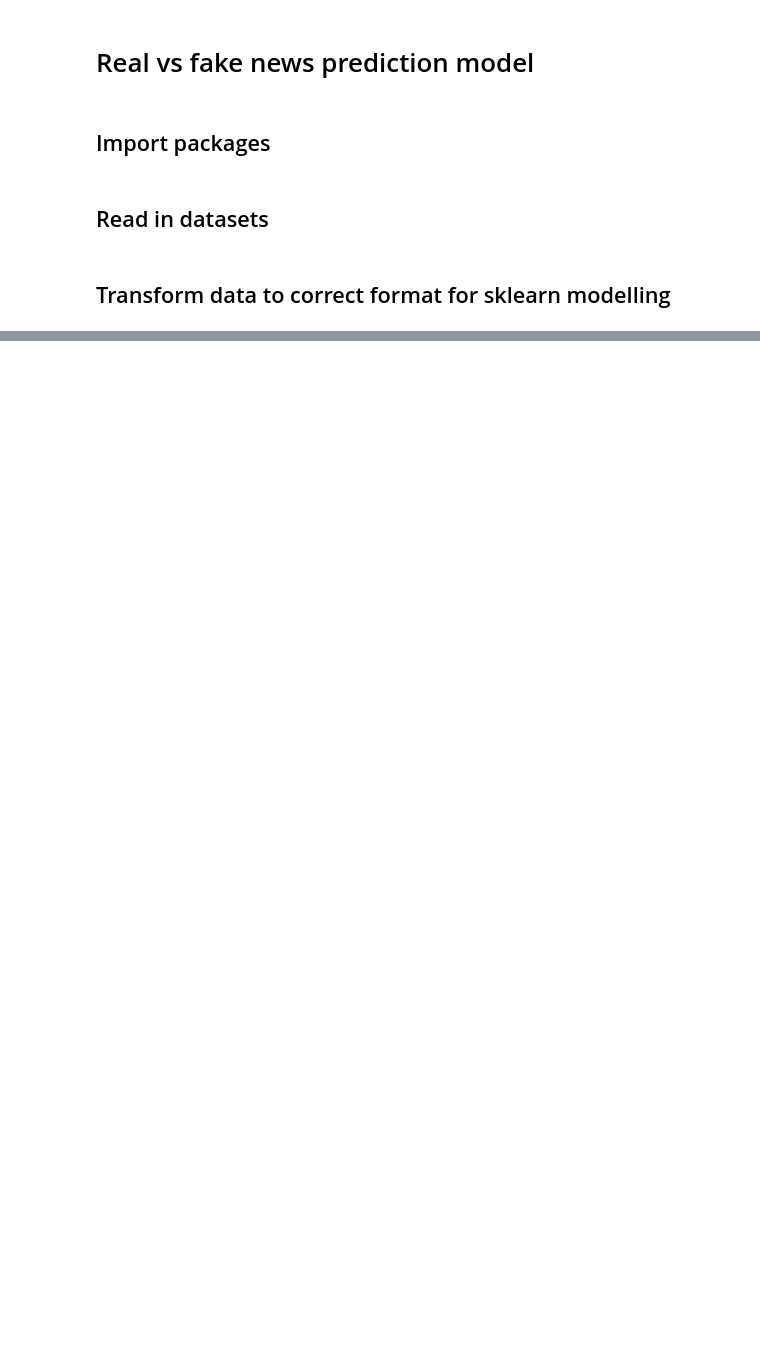
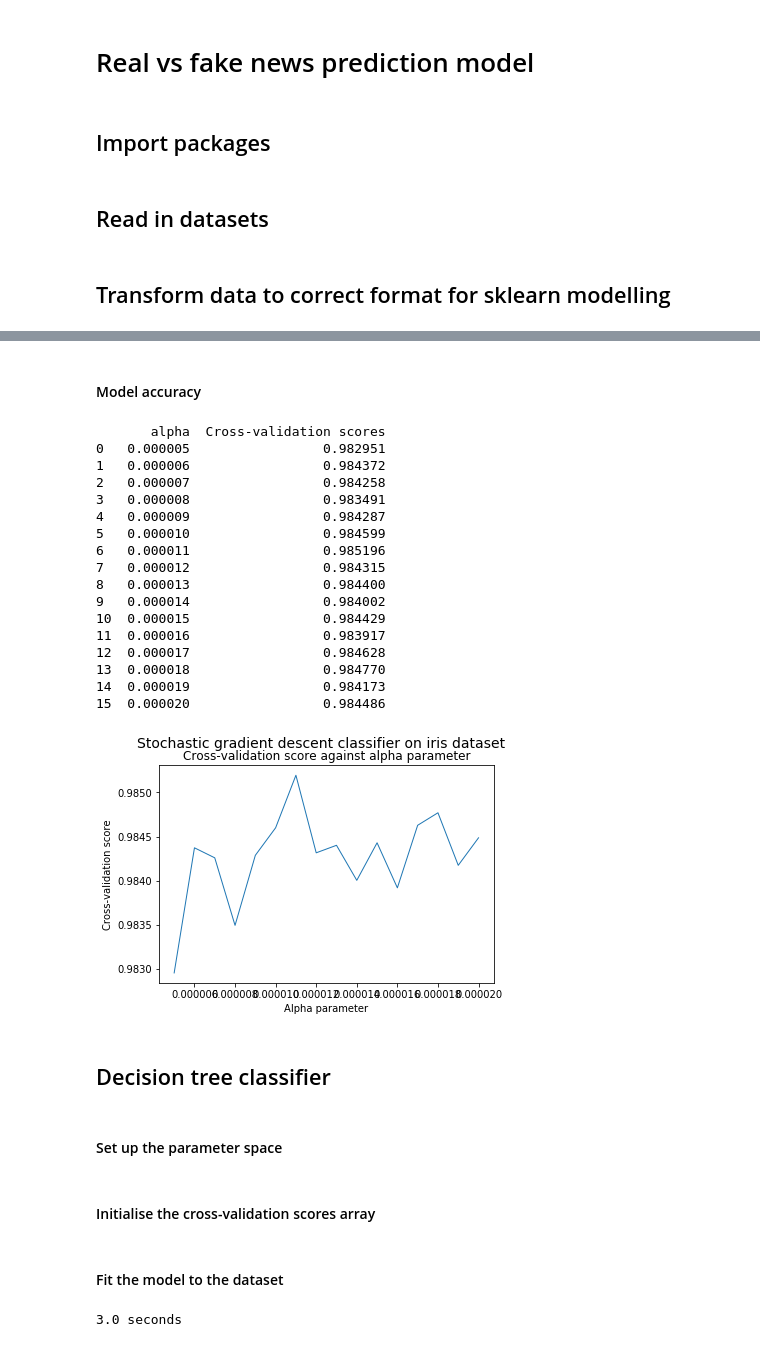
Before and after one commit to guybrettrobertson/personal_projects, a Jupyter notebook: prediction_model.ipynb, the cells around one changed output, grey strips where cells are left out. Drawn from its saved outputs; the diff is of its cells as text; code cells hidden in the pictures; blank space fills up the shorter version.

```diff
--- a/prediction_model.ipynb
+++ b/prediction_model.ipynb
@@ -26,0 +160,2 @@ news_df = pd.concat([real_df, fake_df])
+# %%
+alpha_space = np.arange(5e-6, 2e-5, 1e-6)
@@ -26,0 +164,2 @@ news_df = pd.concat([real_df, fake_df])
+# %%
+cv_scores = []
@@ -26,0 +168,43 @@ news_df = pd.concat([real_df, fake_df])
+# %%
+tic = time.perf_counter()
+for a in alpha_space:
+    sgdc = SGDClassifier(alpha = a)
+    cv_score = np.mean(cross_val_score(sgdc, X_train, y_train, cv = 5))
+    cv_scores.append(cv_score)
+toc = time.perf_counter()
+print(round(toc - tic, 0), 'seconds')
+# %% [markdown]
+#### Model accuracy
+# %%
+print(pd.DataFrame({'alpha': alpha_space,
+                   'Cross-validation scores': cv_scores}))
+
+plt.plot(alpha_space, cv_scores, linewidth = 1)
+plt.suptitle('Stochastic gradient descent classifier on iris dataset', size = 14)
+plt.title('Cross-validation score against alpha parameter')
+plt.xlabel('Alpha parameter')
+plt.ylabel('Cross-validation score')
+plt.show()
+# %% [output]
+       alpha  Cross-validation scores
+0   0.000005                 0.982951
+1   0.000006                 0.984372
+2   0.000007                 0.984258
+3   0.000008                 0.983491
+4   0.000009                 0.984287
+5   0.000010                 0.984599
+6   0.000011                 0.985196
+7   0.000012                 0.984315
+8   0.000013                 0.984400
+9   0.000014                 0.984002
+10  0.000015                 0.984429
+11  0.000016                 0.983917
+12  0.000017                 0.984628
+13  0.000018                 0.984770
+14  0.000019                 0.984173
+15  0.000020                 0.984486
+[figure, added]
+# %% [markdown]
+## Decision tree classifier
+# %% [markdown]
+#### Set up the parameter space
@@ -26,0 +213,2 @@ news_df = pd.concat([real_df, fake_df])
+# %% [markdown]
+#### Initialise the cross-validation scores array
@@ -26,0 +217,12 @@ news_df = pd.concat([real_df, fake_df])
+# %% [markdown]
+#### Fit the model to the dataset
+# %%
+tic = time.perf_counter()
+for d in max_depth_space:
+    dec_tree = tree.DecisionTreeClassifier(max_depth = d)
+    cv_score = np.mean(cross_val_score(dec_tree, X_train, y_train, cv = 5))
+    cv_scores.append(cv_score)
+toc = time.perf_counter()
+print(round(toc - tic, 0), 'seconds')
+# %% [output]
+3.0 seconds
```
Also changed, not shown: parts of 41 cells of this notebook.
